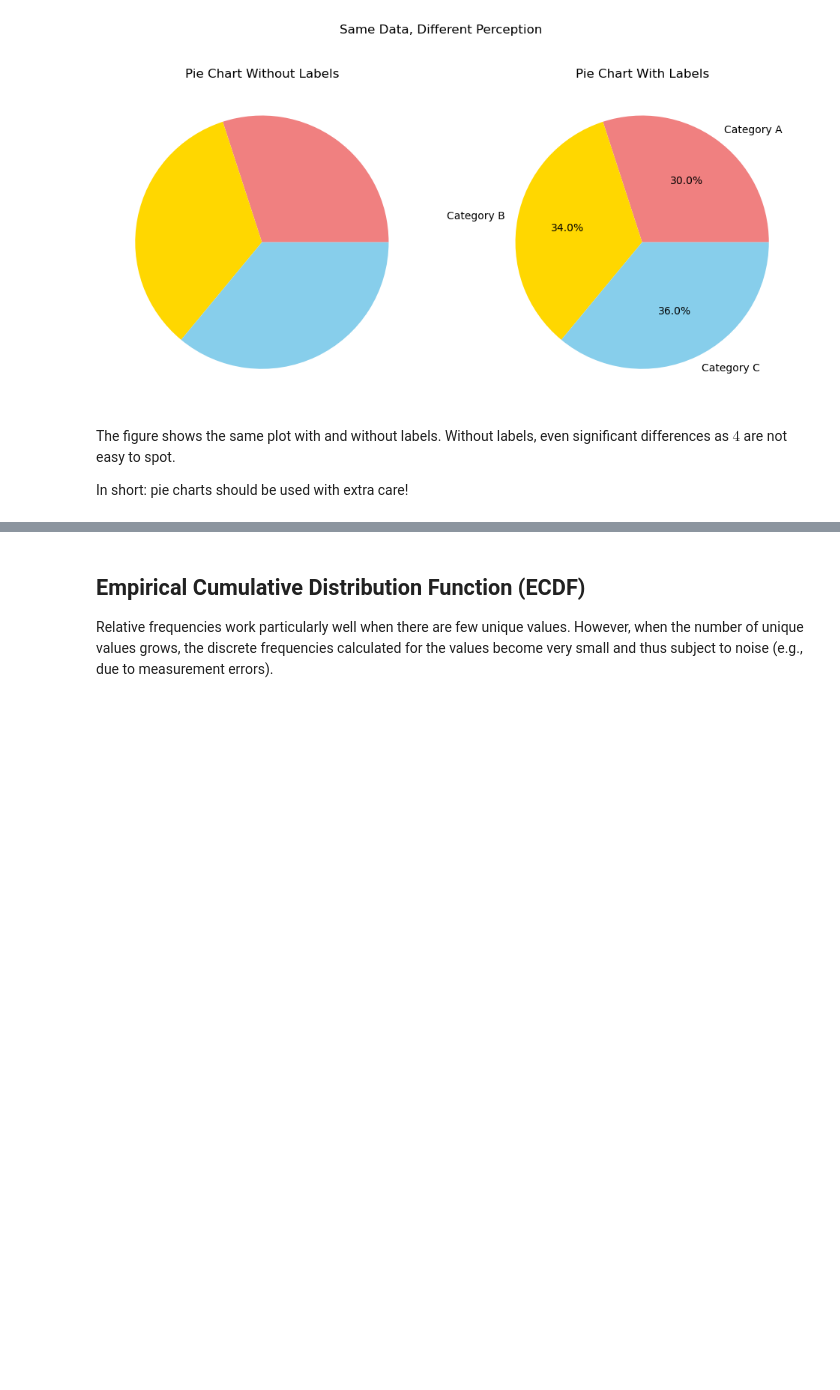
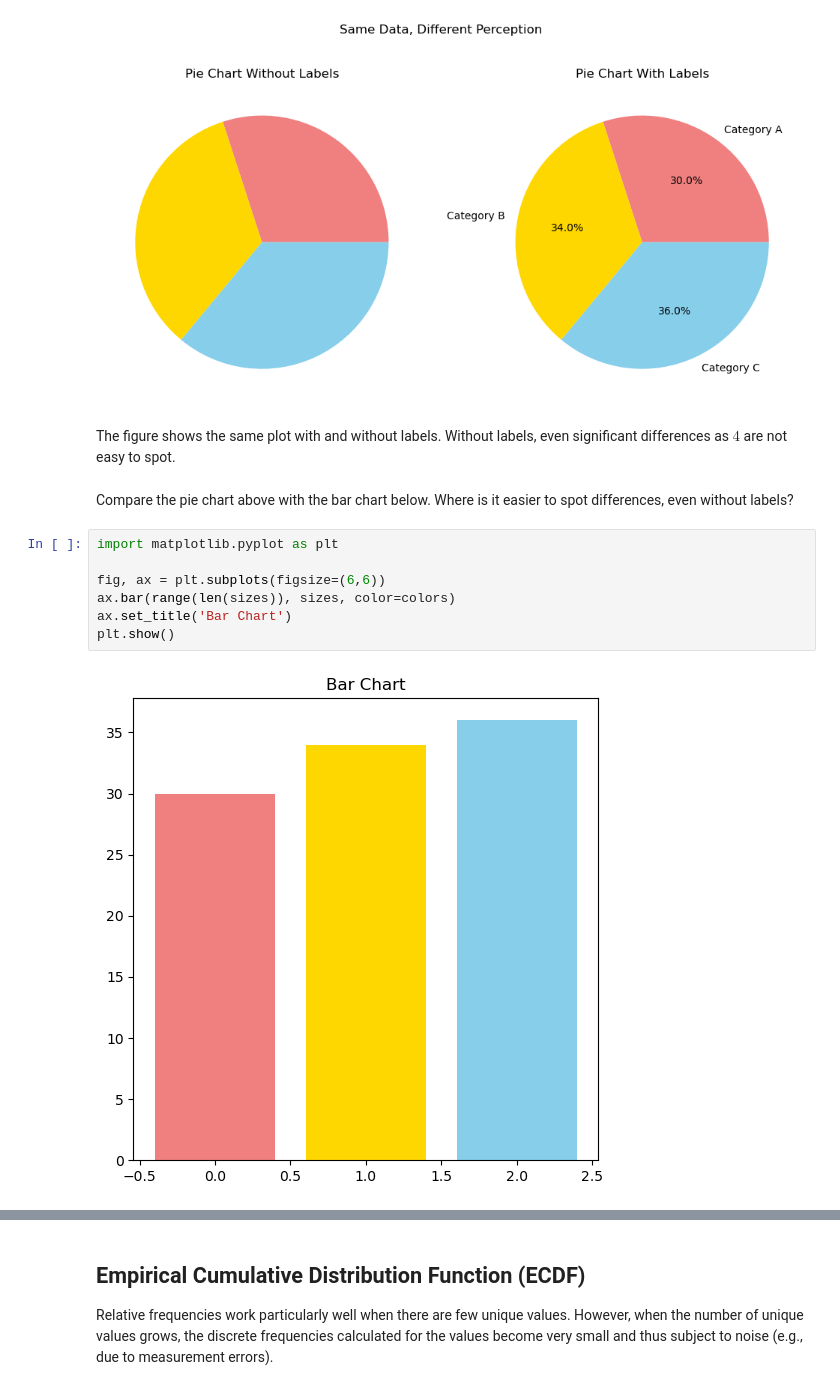
Before and after one commit to antoninofurnari/fadlecturenotes2526, a Jupyter notebook: lecturenotes/lectures/02_describing_and_visualizing_the_data.ipynb, the cells around one changed output, grey strips where cells are left out. Cells and saved outputs as stored; diff of their text form; blank space fills up the shorter version.

```diff
--- a/lecturenotes/lectures/02_describing_and_visualizing_the_data.ipynb
+++ b/lecturenotes/lectures/02_describing_and_visualizing_the_data.ipynb
@@ -323,5 +323,14 @@ plt.show()
 [figure]
 # %% [markdown]
 The figure shows the same plot with and without labels. Without labels, even significant differences as $4%$ are not easy to spot.
-
-In short: pie charts should be used with extra care!
+# %% [markdown]
+Compare the pie chart above with the bar chart below. Where is it easier to spot differences, even without labels?
+# %%
+import matplotlib.pyplot as plt
+
+fig, ax = plt.subplots(figsize=(6,6))
+ax.bar(range(len(sizes)), sizes, color=colors)
+ax.set_title('Bar Chart')
+plt.show()
+# %% [output]
+[figure, added]
```
Also changed, not shown: parts of 4 cells of this notebook, 2 other files.
